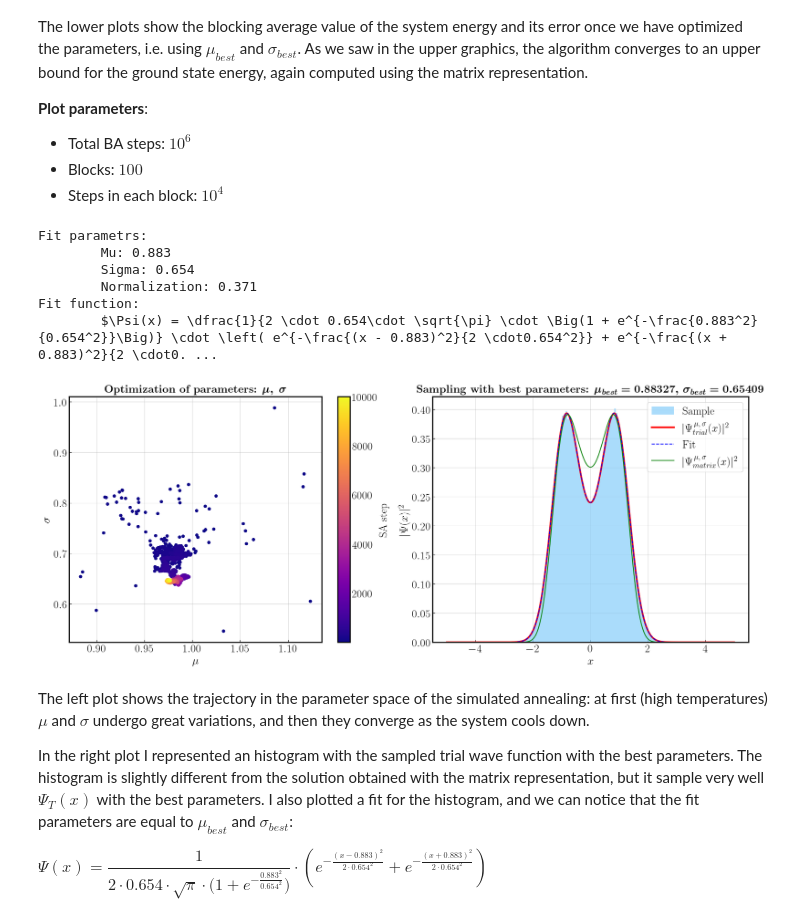
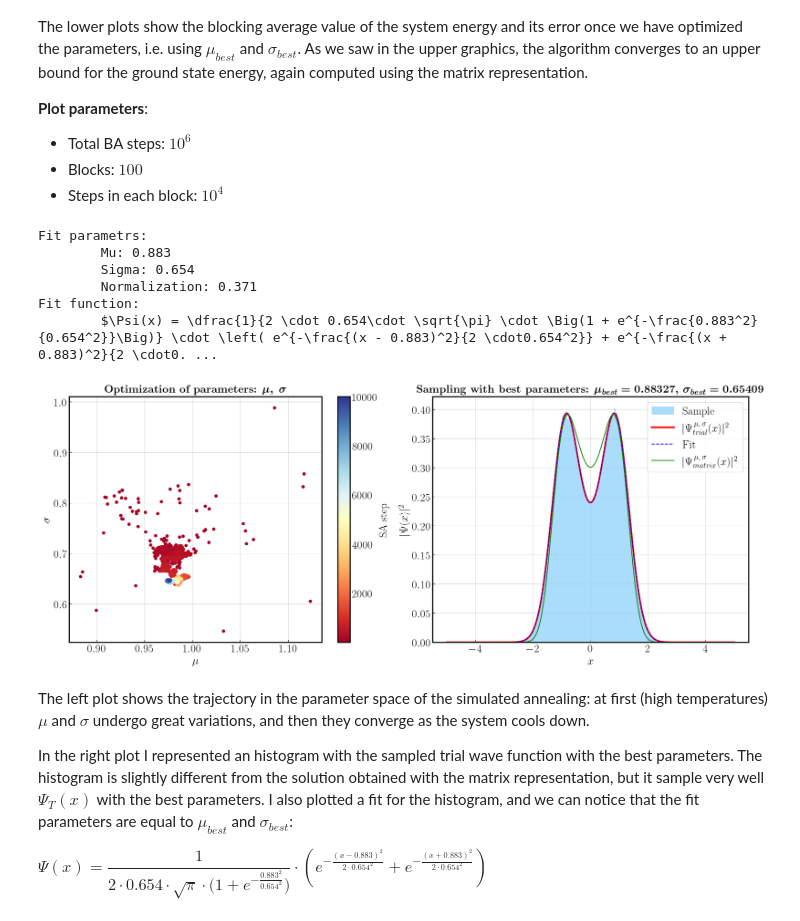
Before and after one commit to ste-cartu/Numerical-Simulation-Laboratory, a Jupyter notebook: Exercise_08/Exercise_08.ipynb, the cells around one changed output. Cells and saved outputs as stored; diff of their text form; code cells hidden in the pictures.

```diff
--- a/Exercise_08/Exercise_08.ipynb
+++ b/Exercise_08/Exercise_08.ipynb
@@ -392,7 +392,7 @@ sigma_best  = 0.65409
 fig, axs = plt.subplots(1, 2, figsize=(22, 8), gridspec_kw={'wspace': 0.15})
 
 colors = step
-scatter = axs[0].scatter(mu, sigma, c=colors, cmap='plasma', edgecolors='none')
+scatter = axs[0].scatter(mu, sigma, c=colors, cmap='RdYlBu', edgecolors='none')
 cbar = fig.colorbar(scatter, ax=axs[0])
 cbar.set_label('SA step')
 axs[0].set_xlabel('$\mu$')
@@ -402,34 +402,34 @@ axs[0].set_title(r'\textbf{Optimization of parameters:} \boldmath $\mu, \ \sigma
 hist = axs[1].hist(sampling, bins=100, density=True, color='lightskyblue', alpha=0.7, label="Sample")
 axs[1].plot(x, wave_func(x, mu_best, sigma_best), c='red', lw=3, label='$|\Psi_{trial}^{\, \mu, \, \sigma}(x)|^2$')
 popt, pcov = curve_fit(wave_func, hist[1][:-1], hist[0])
 axs[1].plot(x, wave_func(x,*popt), c='blue', ls='--', label='Fit')
 axs[1].plot(x, psi[0]**2, c='green', label='$|\Psi_{matrix}^{\, \mu, \, \sigma}(x)|^2$')
 
 # printing the fitted wave function
 mu_fit = popt[0]
 mu_str = "{:.3f}".format(mu_fit)
 sigma_fit = popt[1]
 sigma_str = "{:.3f}".format(sigma_fit)
 norm_fit = 2 * sigma_fit * np.sqrt(np.pi) * (1 + np.exp(-(mu_fit**2) / (sigma_fit**2)))
 norm_str = "{:.3f}".format(1/norm_fit)
 # (1/norm) * (np.exp(-(x - mu)**2 / (2*sigma**2)) + np.exp((-(x + mu)**2 / (2*sigma**2))))**2
 print('Fit parametrs:\n\tMu: ' +mu_str+ '\n\tSigma: ' +sigma_str+ '\n\tNormalization: ' +norm_str)
 print('Fit function:\n\t' + r'$\Psi(x) = \dfrac{1}{2 \cdot ' +sigma_str+ r'\cdot \sqrt{\pi} \cdot \Big(1 + e^{-\frac{' +mu_str+ r'^2}{' +sigma_str+ r'^2}}\Big)} \cdot \left( e^{-\frac{(x - ' +mu_str+ r')^2}{2 \cdot' +sigma_str+ r'^2}} + e^{-\frac{(x + ' +mu_str+ r')^2}{2 \cdot' +sigma_str+ r'^2}} \right)$')
 
 axs[1].set_xlabel('$x$')
 axs[1].set_ylabel('$|\Psi(x)|^2$')
 axs[1].set_title(r'\textbf{Sampling with best parameters:} \boldmath $\mu_{best}=' +str(mu_best)+ ', \, \sigma_{best}=' +str(sigma_best)+ '$', pad=8)
 axs[1].legend()
 
 plt.show()
 # %% [output]
 Fit parametrs:
         Mu: 0.883
         Sigma: 0.654
         Normalization: 0.371
 Fit function:
         $\Psi(x) = \dfrac{1}{2 \cdot 0.654\cdot \sqrt{\pi} \cdot \Big(1 + e^{-\frac{0.883^2}{0.654^2}}\Big)} \cdot \left( e^{-\frac{(x - 0.883)^2}{2 \cdot0.654^2}} + e^{-\frac{(x + 0.883)^2}{2 \cdot0. ...
-[figure, old version]
+[figure, new version]
 # %% [markdown]
 The left plot shows the trajectory in the parameter space of the simulated annealing: at first (high temperatures) $\mu$ and $\sigma$ undergo great variations, and then they converge as the system cools down.
 
```
Also changed, not shown: parts of 1 cell of this notebook.
